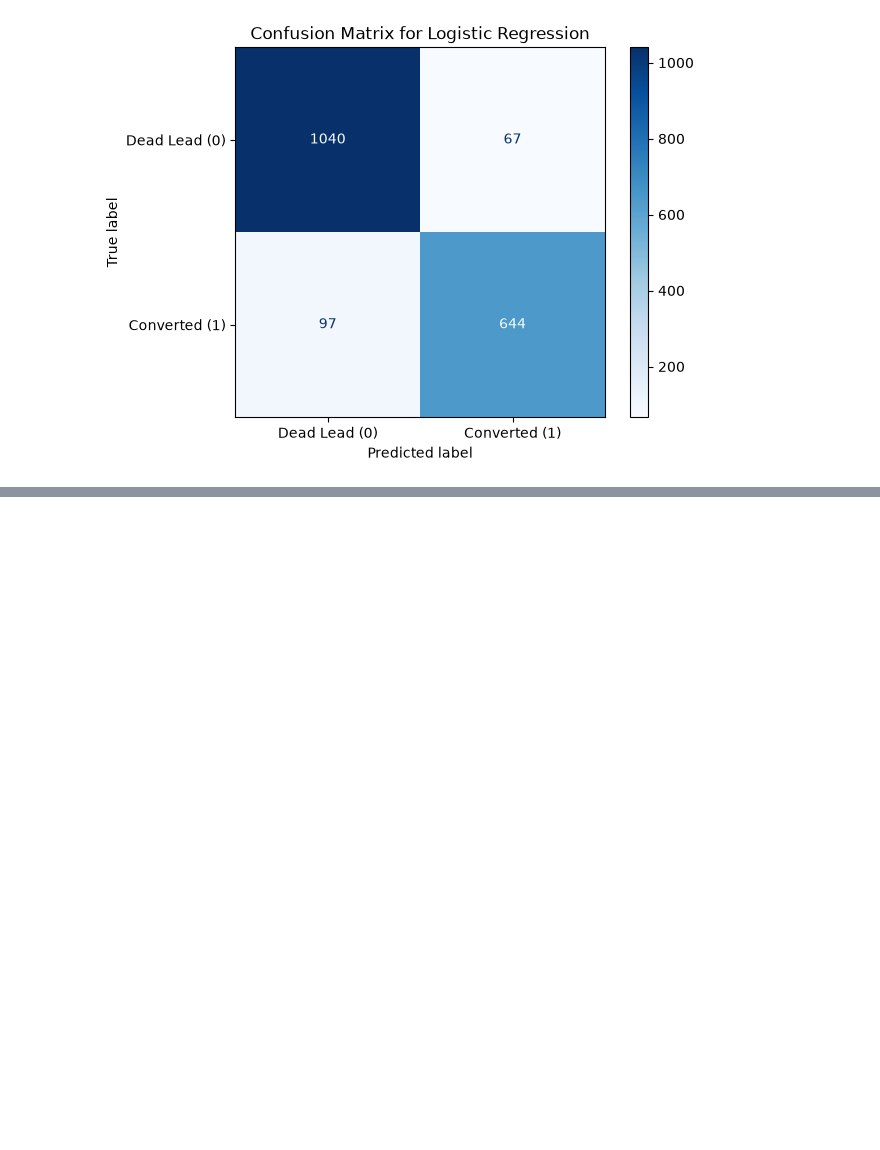
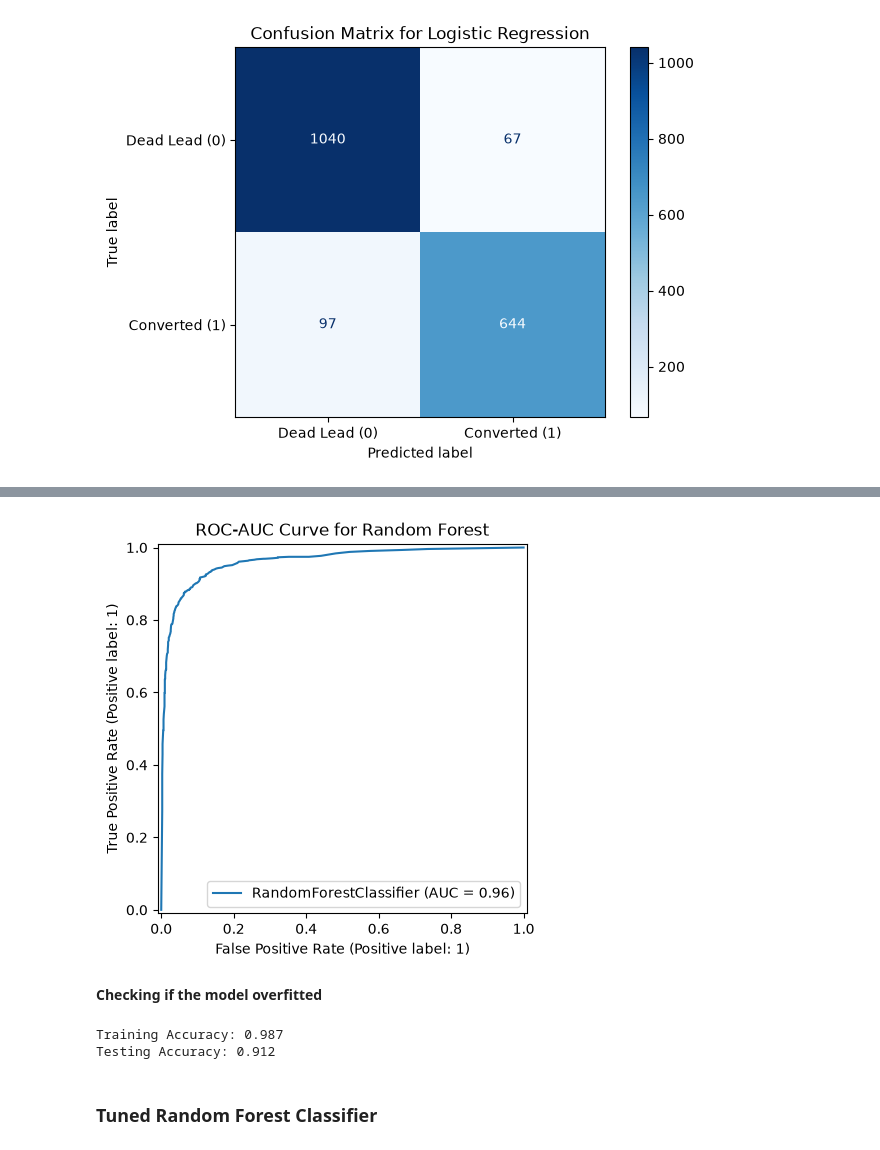
Before and after one commit to Tonmoy10/leads-score-sales-intelligence, a Jupyter notebook: notebooks/04_lead_scoring_model.ipynb, the cells around one changed output, grey strips where cells are left out. Cells and saved outputs as stored; diff of their text form; code cells hidden in the pictures; blank space fills up the shorter version.

```diff
--- a/notebooks/04_lead_scoring_model.ipynb
+++ b/notebooks/04_lead_scoring_model.ipynb
@@ -85,0 +141,18 @@ RocCurveDisplay.from_estimator(lr,X_test,y_test)
+# %%
+rf_score = roc_auc_score(y_test,converted_prob_rf)
+
+RocCurveDisplay.from_estimator(rf,X_test,y_test)
+plt.title("ROC-AUC Curve for Random Forest")
+plt.show()
+# %% [output]
+[figure, added]
+# %% [markdown]
+**Checking if the model overfitted**
+# %%
+print(f"Training Accuracy: {rf.score(X_train, y_train):.3f}")
+print(f"Testing Accuracy: {rf.score(X_test, y_test):.3f}")
+# %% [output]
+Training Accuracy: 0.987
+Testing Accuracy: 0.912
+# %% [markdown]
+### Tuned Random Forest Classifier
```
Also changed, not shown: parts of 31 cells of this notebook, 1 other file.
